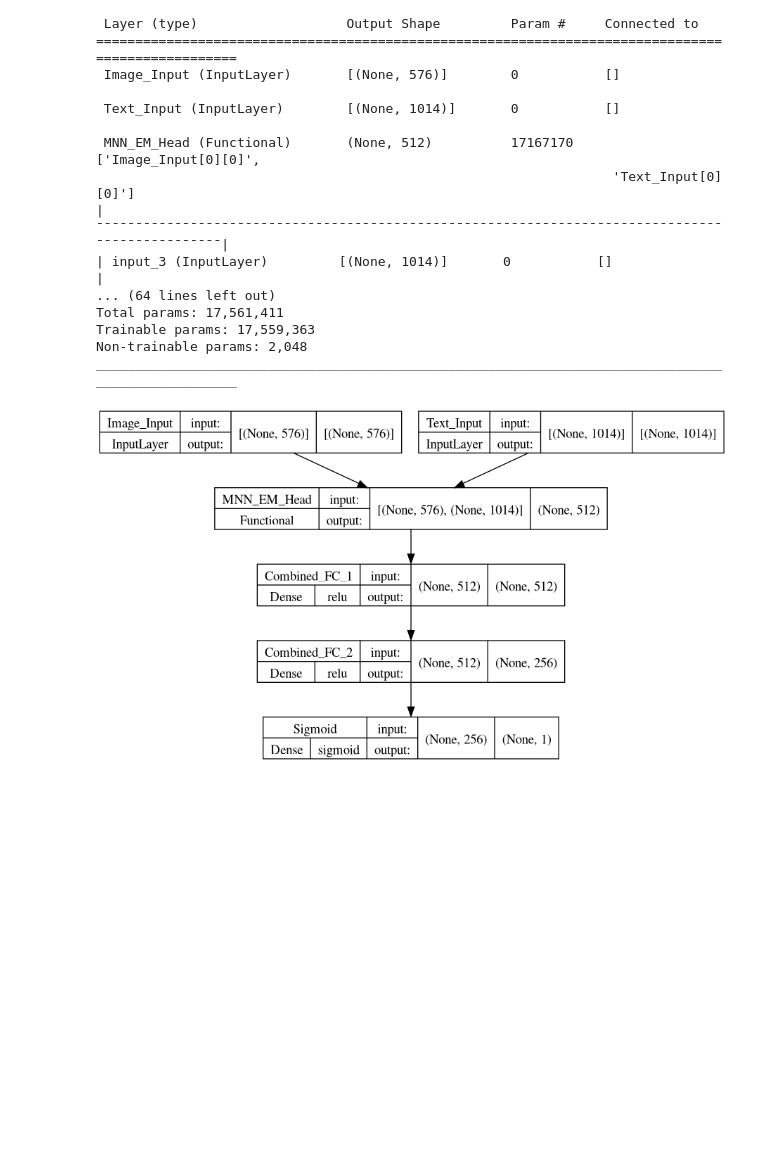
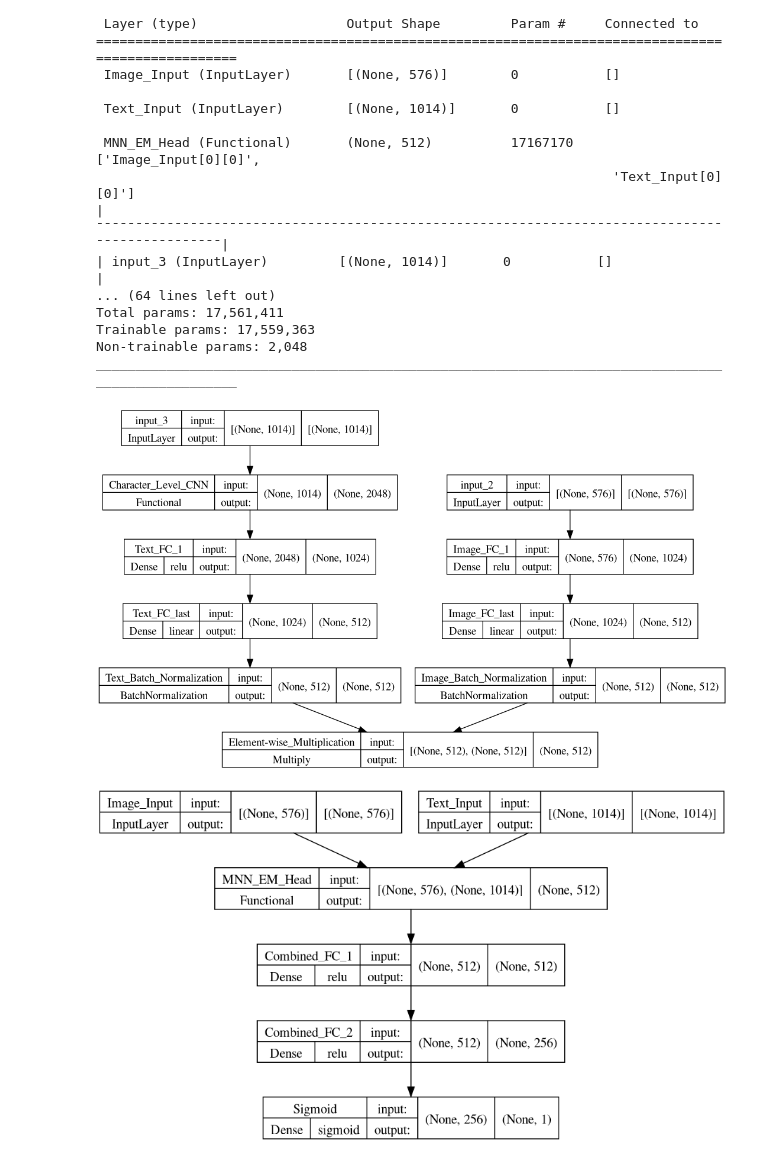
Before and after one commit to slacrum/multimodal_product_matching, a Jupyter notebook: notebooks/experiments/mnn_em.ipynb, the cells around one changed output. Drawn from its saved outputs; the diff is of its cells as text; code cells hidden in the pictures; blank space fills up the shorter version.

```diff
--- a/notebooks/experiments/mnn_em.ipynb
+++ b/notebooks/experiments/mnn_em.ipynb
@@ -261,4 +261,10 @@ Total params: 17,561,411
 Trainable params: 17,559,363
 Non-trainable params: 2,048
 __________________________________________________________________________________________________
+# %%
+# "Head"
+
+tf.keras.utils.plot_model(mnn_em.model.layers[2], rankdir="TB", show_layer_activations=True, show_shapes=True)
+# %% [output]
+[figure, added]
 # %%
```
Also changed, not shown: parts of 1 cell of this notebook, 1 other file.
